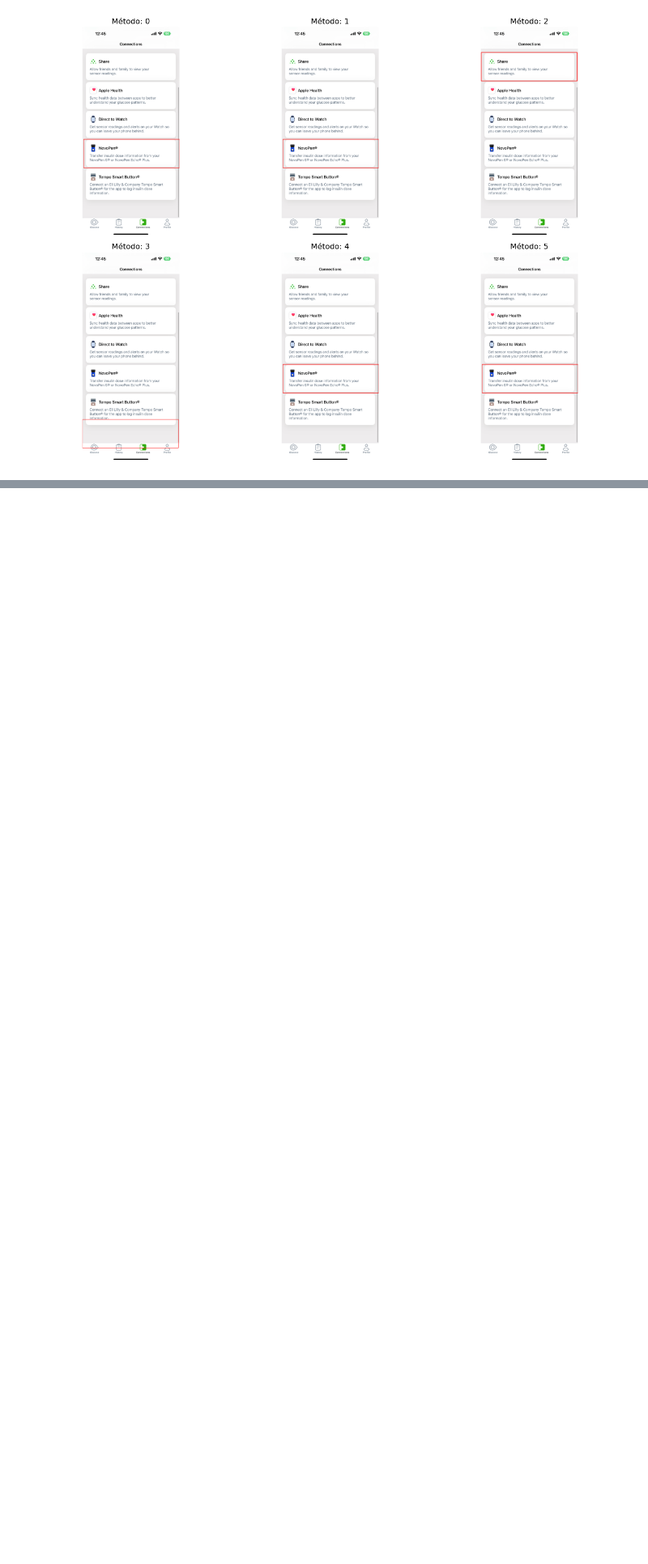
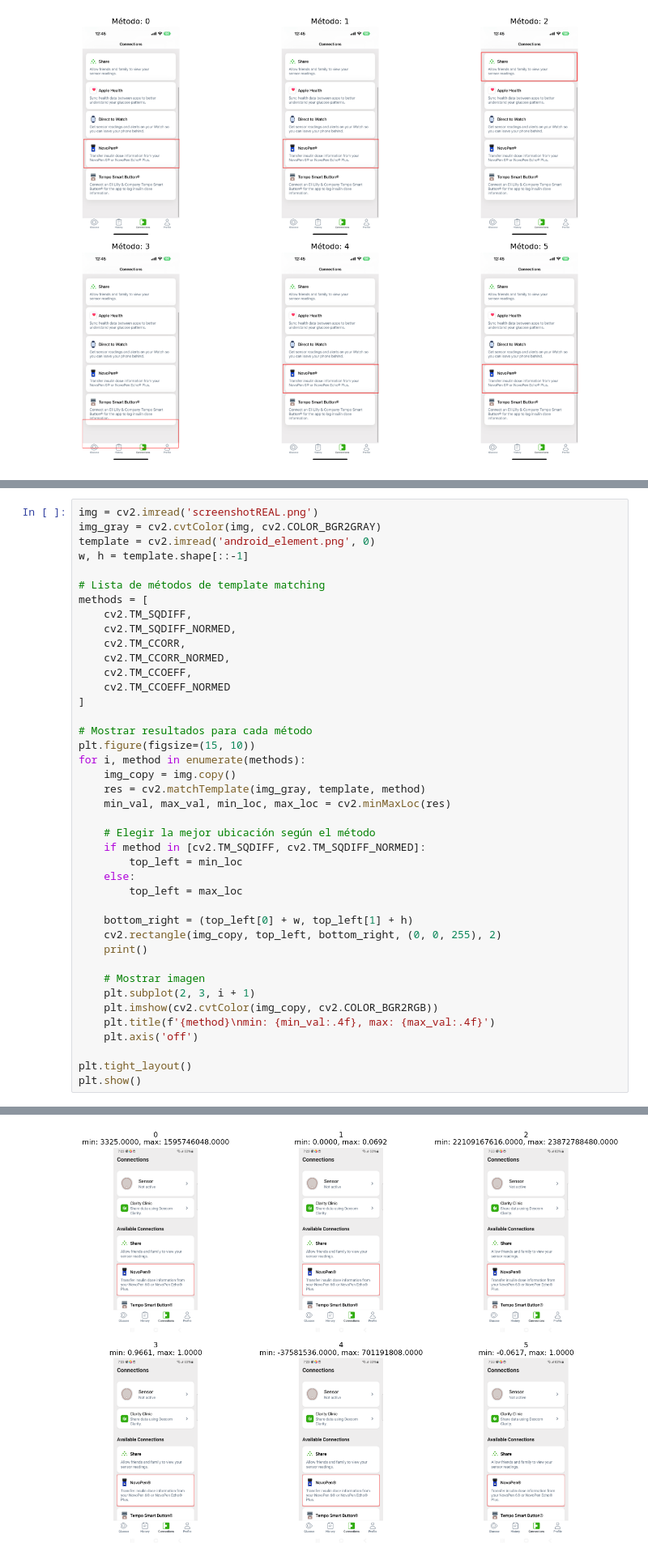
Before and after one commit to Oliver-Atondo/Braguars_Inspector, a Jupyter notebook: AI/labs.ipynb, the cells around one changed output, grey strips where cells are left out. Shown at 81% size. Cells and saved outputs as stored; diff of their text form; blank space fills up the shorter version.

```diff
--- a/AI/labs.ipynb
+++ b/AI/labs.ipynb
@@ -125,0 +168,42 @@ plt.show()
+# %%
+img = cv2.imread('screenshotREAL.png')
+img_gray = cv2.cvtColor(img, cv2.COLOR_BGR2GRAY)
+template = cv2.imread('android_element.png', 0)
+w, h = template.shape[::-1]
+
+# Lista de métodos de template matching
+methods = [
+    cv2.TM_SQDIFF,
+    cv2.TM_SQDIFF_NORMED,
+    cv2.TM_CCORR,
+    cv2.TM_CCORR_NORMED,
+    cv2.TM_CCOEFF,
+    cv2.TM_CCOEFF_NORMED
+]
+
+# Mostrar resultados para cada método
+plt.figure(figsize=(15, 10))
+for i, method in enumerate(methods):
+    img_copy = img.copy()
+    res = cv2.matchTemplate(img_gray, template, method)
+    min_val, max_val, min_loc, max_loc = cv2.minMaxLoc(res)
+
+    # Elegir la mejor ubicación según el método
+    if method in [cv2.TM_SQDIFF, cv2.TM_SQDIFF_NORMED]:
+        top_left = min_loc
+    else:
+        top_left = max_loc
+
+    bottom_right = (top_left[0] + w, top_left[1] + h)
+    cv2.rectangle(img_copy, top_left, bottom_right, (0, 0, 255), 2)
+    print()
+
+    # Mostrar imagen
+    plt.subplot(2, 3, i + 1)
+    plt.imshow(cv2.cvtColor(img_copy, cv2.COLOR_BGR2RGB))
+    plt.title(f'{method}\nmin: {min_val:.4f}, max: {max_val:.4f}')
+    plt.axis('off')
+
+plt.tight_layout()
+plt.show()
+# %% [output]
@@ -125,0 +216 @@ plt.show()
+[figure, added]
```
Also changed, not shown: parts of 3 cells of this notebook, 6 other files.
